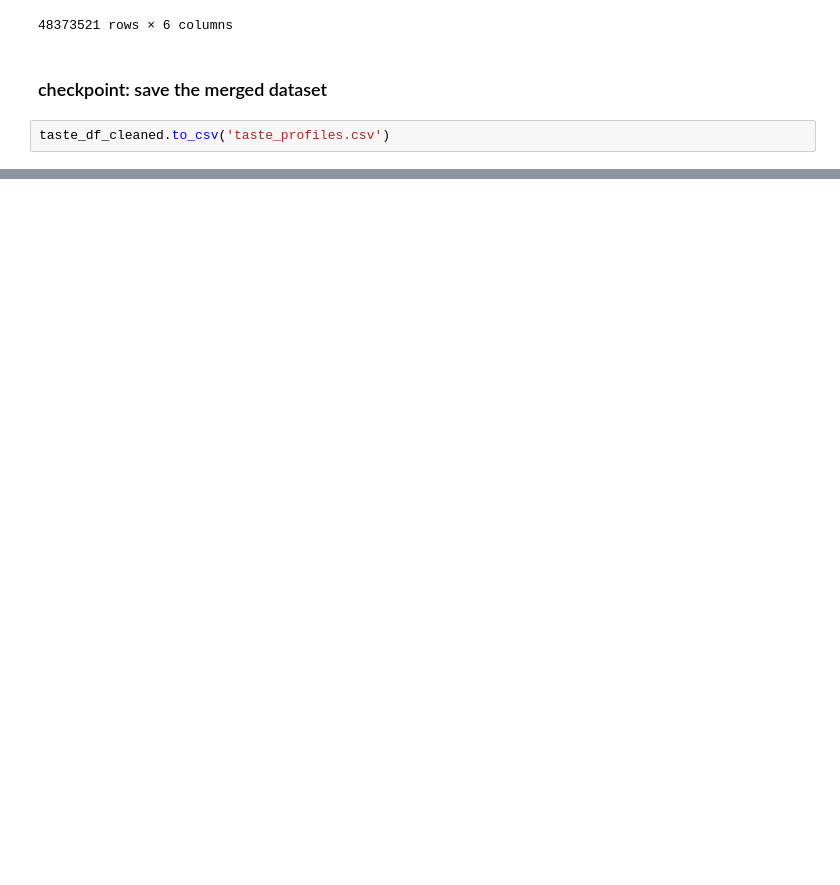
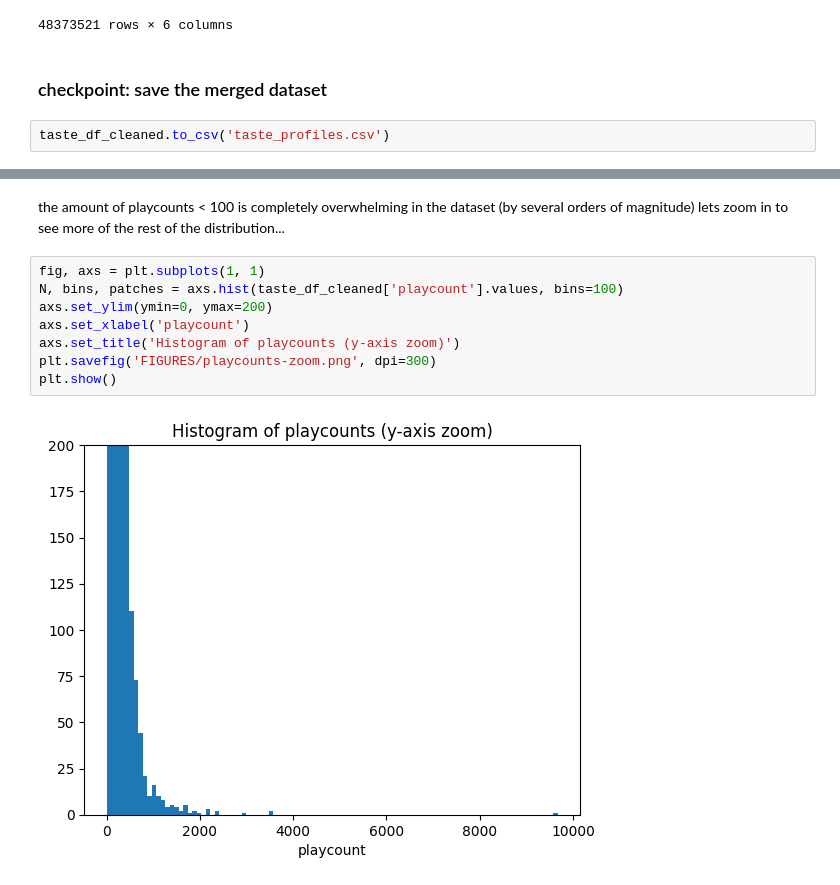
Before and after one commit to smehdizadeh/CSCI5622_Machine-Learning, a Jupyter notebook: dataset-creation.ipynb, the cells around one changed output, grey strips where cells are left out. Cells and saved outputs as stored; diff of their text form; blank space fills up the shorter version.

```diff
--- a/dataset-creation.ipynb
+++ b/dataset-creation.ipynb
@@ -162,0 +188,13 @@ taste_df_cleaned.to_csv('taste_profiles.csv')
+# %% [markdown]
+the amount of playcounts < 100 is completely overwhelming in the dataset (by several orders of magnitude)
+lets zoom in to see more of the rest of the distribution...
+# %%
+fig, axs = plt.subplots(1, 1)
+N, bins, patches = axs.hist(taste_df_cleaned['playcount'].values, bins=100)
+axs.set_ylim(ymin=0, ymax=200)
+axs.set_xlabel('playcount')
+axs.set_title('Histogram of playcounts (y-axis zoom)')
+plt.savefig('FIGURES/playcounts-zoom.png', dpi=300)
+plt.show()
+# %% [output]
+[figure, added]
```
Also changed, not shown: parts of 26 cells of this notebook.
